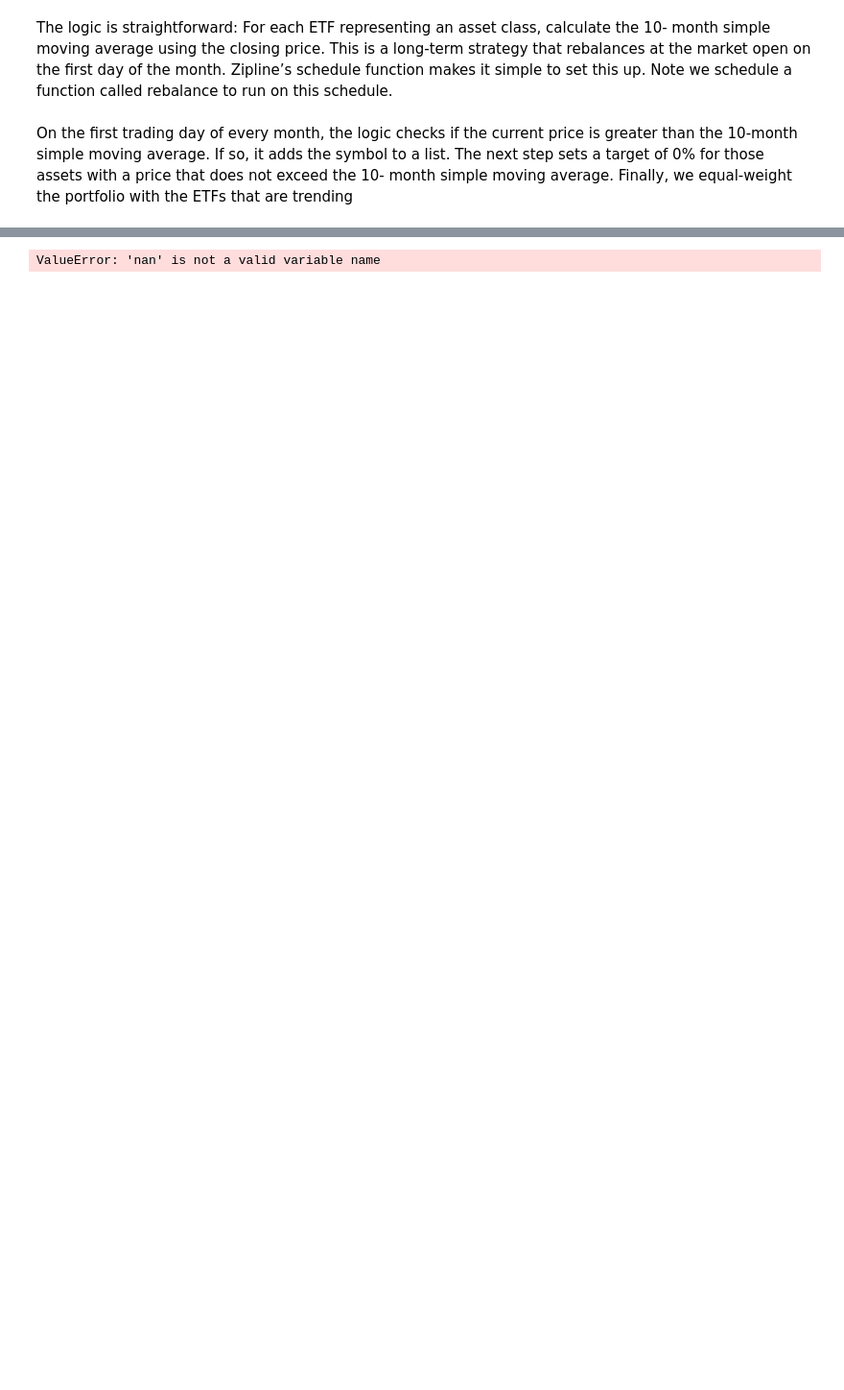
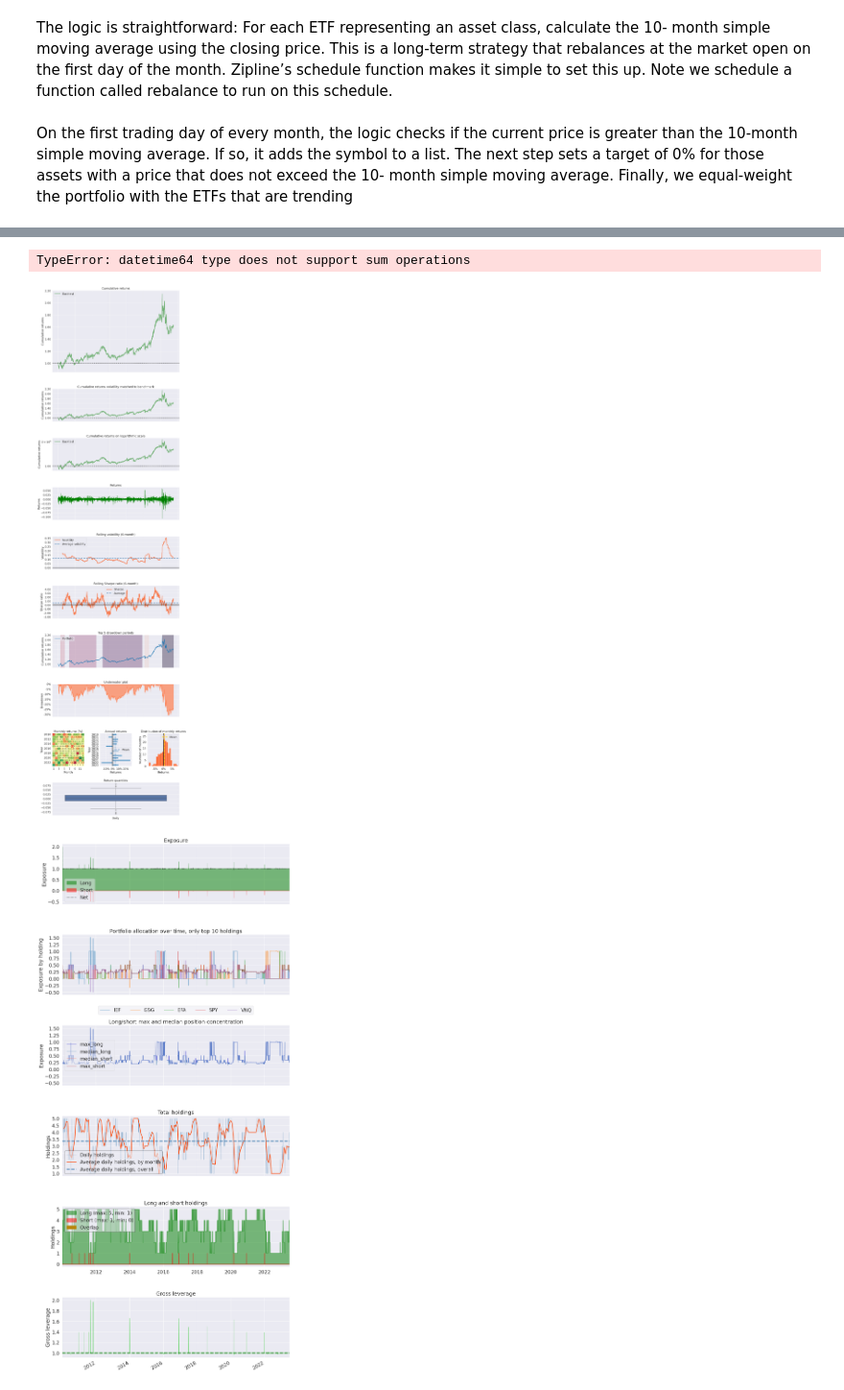
Before and after one commit to AviSharma781/Possible_Projects, a Jupyter notebook: FirstZipline.ipynb, the cells around one changed output, grey strips where cells are left out. Shown at 96% size. Cells and saved outputs as stored; diff of their text form; code cells hidden in the pictures; blank space fills up the shorter version.

```diff
--- a/FirstZipline.ipynb
+++ b/FirstZipline.ipynb
@@ -112,3 +117,30 @@ def rebalance(context, data):
+# %%
+def handle_data(context, data):
+    longs = []
+    for asset in context.stocks:
+
+        price_hist = data.history(asset, "close", context.period, "1d")
+
+        #rolling_mean_short_term = price_hist.rolling(window=45, center=False).mean()
+        rolling_mean = price_hist.rolling(window=context.period, center=False).mean()
+        #print(price_hist[-1], rolling_mean)
+        if price_hist[-1] > rolling_mean[-1]:
+            longs.append(asset)
+    #print(longs)
+    for asset in context.portfolio.positions:
+        if asset not in longs and data.can_trade(asset):
+            order_target_percent(asset, 0)
+
+    for asset in longs:
+        if data.can_trade(asset):
+            order_target_percent(asset, 1.0 / len(longs))
+# %%
+def analyze(context, perf):
+    returns, positions, transactions = pf.utils.extract_rets_pos_txn_from_zipline(perf)
+
+    #pf.create_full_tear_sheet(returns,positions=positions,transactions=transactions,round_trips=True)
+    #pf.create_full_tear_sheet(returns, benchmark_rets = None)
+    pf.create_full_tear_sheet(returns,positions=positions,transactions=transactions,benchmark_rets = None)
 # %% [markdown]
 On the first trading day of every month, the logic checks if the current price is greater than
 the 10-month simple moving average. If so, it adds the symbol to a list.
@@ -162,12 +197,15 @@ Finally, we equal-weight the portfolio with the ETFs that are trending
 # %%
-start = pd.Timestamp("2000")
-end = pd.Timestamp("2015-12-30")
+start = pd.Timestamp("2010")
+end = pd.Timestamp("2023-06-30")
 
 perf = run_algorithm(
     start=start,
     end=end,
     initialize=initialize,
-    capital_base=100000,
+    handle_data = handle_data,
+    analyze = analyze,
+    capital_base = 100000,
+    data_frequency = 'daily',
 #     bundle="quantopian-quandl"
 #     bundle="quandl",
 #     bundle="yahoo_direct"
@@ -177 +260,3 @@ perf = run_algorithm(
-ValueError: 'nan' is not a valid variable name
+TypeError: datetime64 type does not support sum operations
+[figure, added]
+[figure, added]
```
Also changed, not shown: parts of 7 cells of this notebook, 2 other files.
